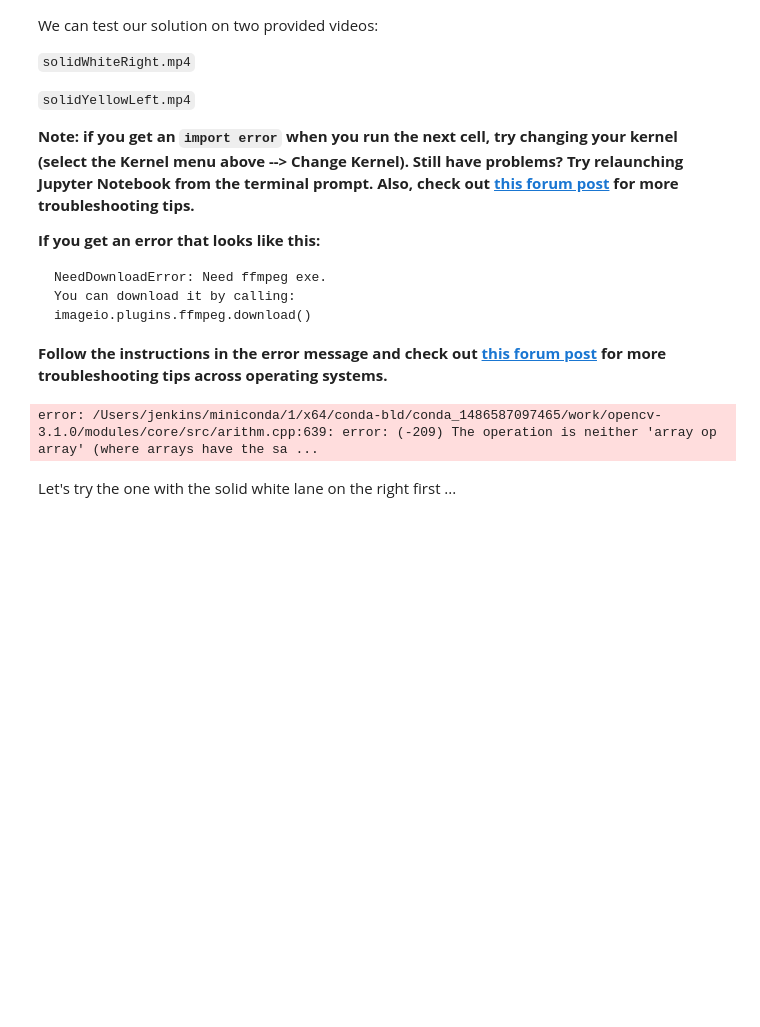
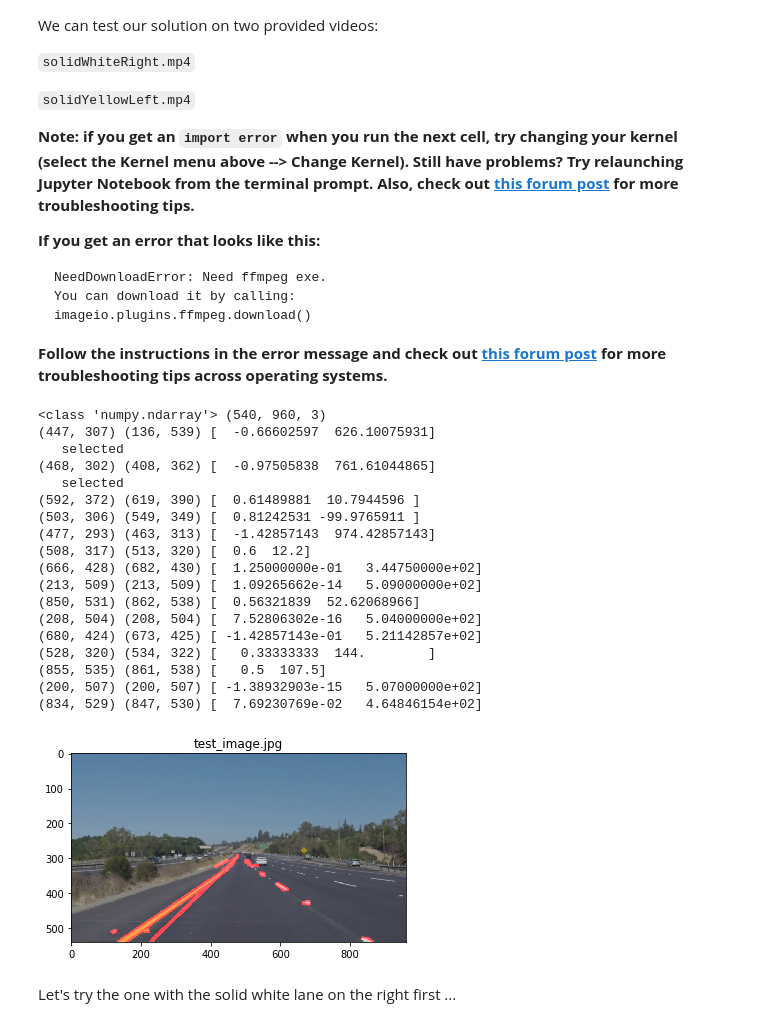
Before and after one commit to tmandal/CarND-LaneLines-P1, a Jupyter notebook: P1.ipynb, the cells around one changed output. Drawn from its saved outputs; the diff is of its cells as text; code cells hidden in the pictures; blank space fills up the shorter version.

```diff
--- a/P1.ipynb
+++ b/P1.ipynb
@@ -347,41 +360,64 @@ def lane_find_pipeline(image):
     vertices = np.array([[(0,imshape[0]),(imshape[1]/2, imshape[0]/2+20), (imshape[1]/2, imshape[0]/2+20), (imshape[1],imshape[0])]], dtype=np.int32)
     masked_edges = region_of_interest(edges, vertices)
 
     rho = 1
     theta = np.pi/180
     threshold = 10
     min_line_length = 5
     max_line_gap = 1
     #line_image = hough_lines(masked_edges, rho, theta, threshold, min_line_length, max_line_gap)
     lines = cv2.HoughLinesP(masked_edges, rho, theta, threshold, np.array([]), min_line_length, max_line_gap)
 
     new_lines = identify_lanes(imshape, lines)
 
     line_image = np.zeros((masked_edges.shape[0], masked_edges.shape[1], 3), dtype=np.uint8)
     draw_lines(line_image, new_lines, thickness=10)
 
-    # Create a "color" binary image to combine with line image
-    color_edges = np.dstack((edges, edges, edges))
-
     # Draw the lines on the edge image
     combo = weighted_img(line_image, image)
 
     return combo
 
-image = mpimg.imread('test_images/' + imagefile)
-combo = lane_find_pipeline('test_image.jpg')
-plt.figure()
-plt.imshow(combo)
+is_test = True
+if is_test:
+    imagefile = 'test_image.jpg'
+    image = mpimg.imread(imagefile)
+    if image.shape[2] == 4:
+        image = np.delete(image,(3), axis=2)
+    print(type(image), image.shape)
+    combo = lane_find_pipeline(image)
+    plt.figure()
+    plt.title(imagefile)
+    plt.imshow(combo)
 
 for imagefile in os.listdir("test_images/"):
+    break
     image = mpimg.imread('test_images/' + imagefile)
     print(imagefile)
     combo = lane_find_pipeline(image)
     plt.figure()
     plt.title(imagefile)
     plt.imshow(combo)
 # %% [output]
-error: /Users/jenkins/miniconda/1/x64/conda-bld/conda_1486587097465/work/opencv-3.1.0/modules/core/src/arithm.cpp:639: error: (-209) The operation is neither 'array op array' (where arrays have the sa ...
+<class 'numpy.ndarray'> (540, 960, 3)
+(447, 307) (136, 539) [  -0.66602597  626.10075931]
+   selected
+(468, 302) (408, 362) [  -0.97505838  761.61044865]
+   selected
+(592, 372) (619, 390) [  0.61489881  10.7944596 ]
+(503, 306) (549, 349) [  0.81242531 -99.9765911 ]
+(477, 293) (463, 313) [  -1.42857143  974.42857143]
+(508, 317) (513, 320) [  0.6  12.2]
+(666, 428) (682, 430) [  1.25000000e-01   3.44750000e+02]
+(213, 509) (213, 509) [  1.09265662e-14   5.09000000e+02]
+(850, 531) (862, 538) [  0.56321839  52.62068966]
+(208, 504) (208, 504) [  7.52806302e-16   5.04000000e+02]
+(680, 424) (673, 425) [ -1.42857143e-01   5.21142857e+02]
+(528, 320) (534, 322) [   0.33333333  144.        ]
+(855, 535) (861, 538) [   0.5  107.5]
+(200, 507) (200, 507) [ -1.38932903e-15   5.07000000e+02]
+(834, 529) (847, 530) [  7.69230769e-02   4.64846154e+02]
+[figure, added]
 # %%
 # Import everything needed to edit/save/watch video clips
 from moviepy.editor import VideoFileClip
```
Also changed, not shown: parts of 4 cells of this notebook.
